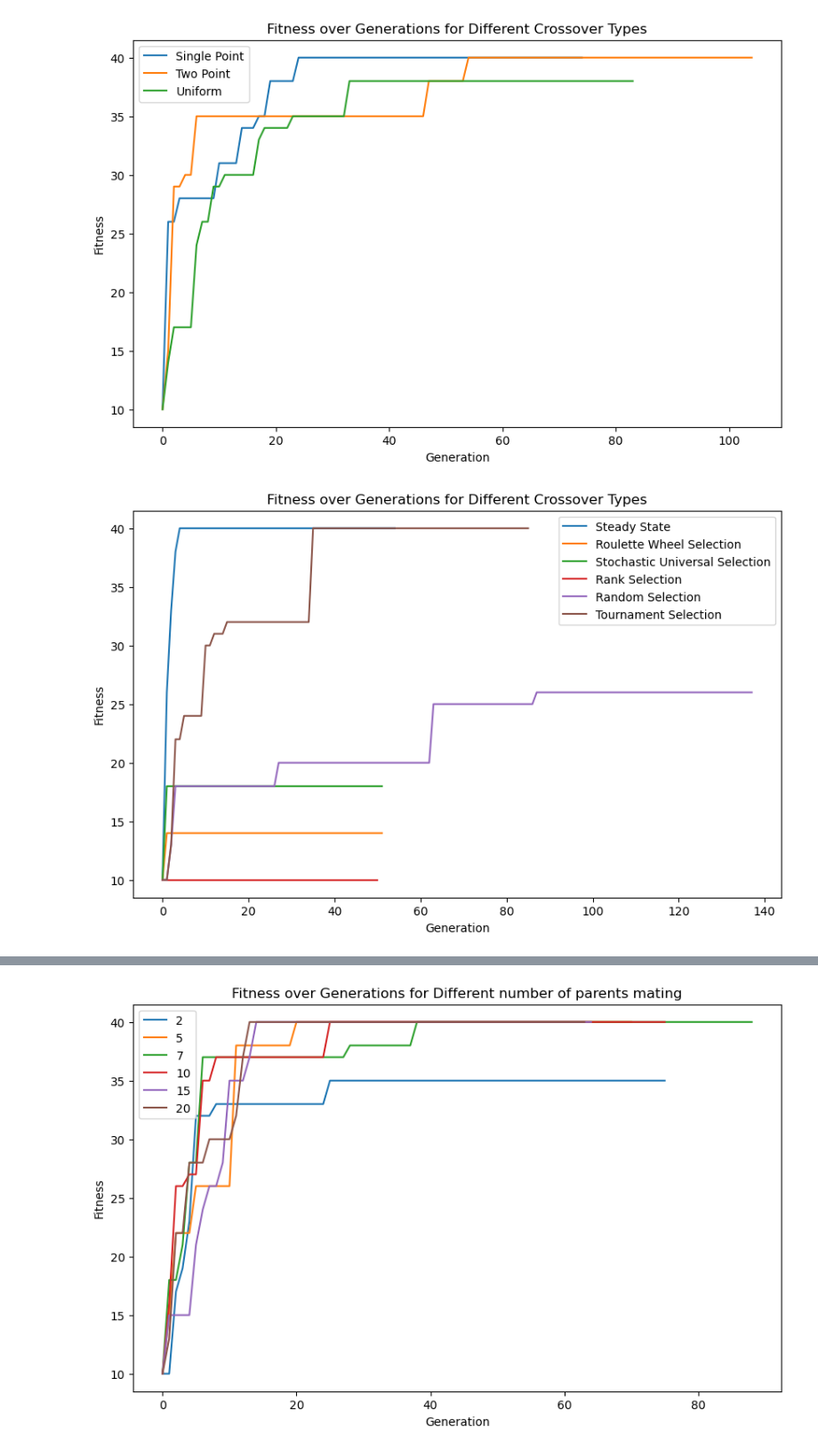
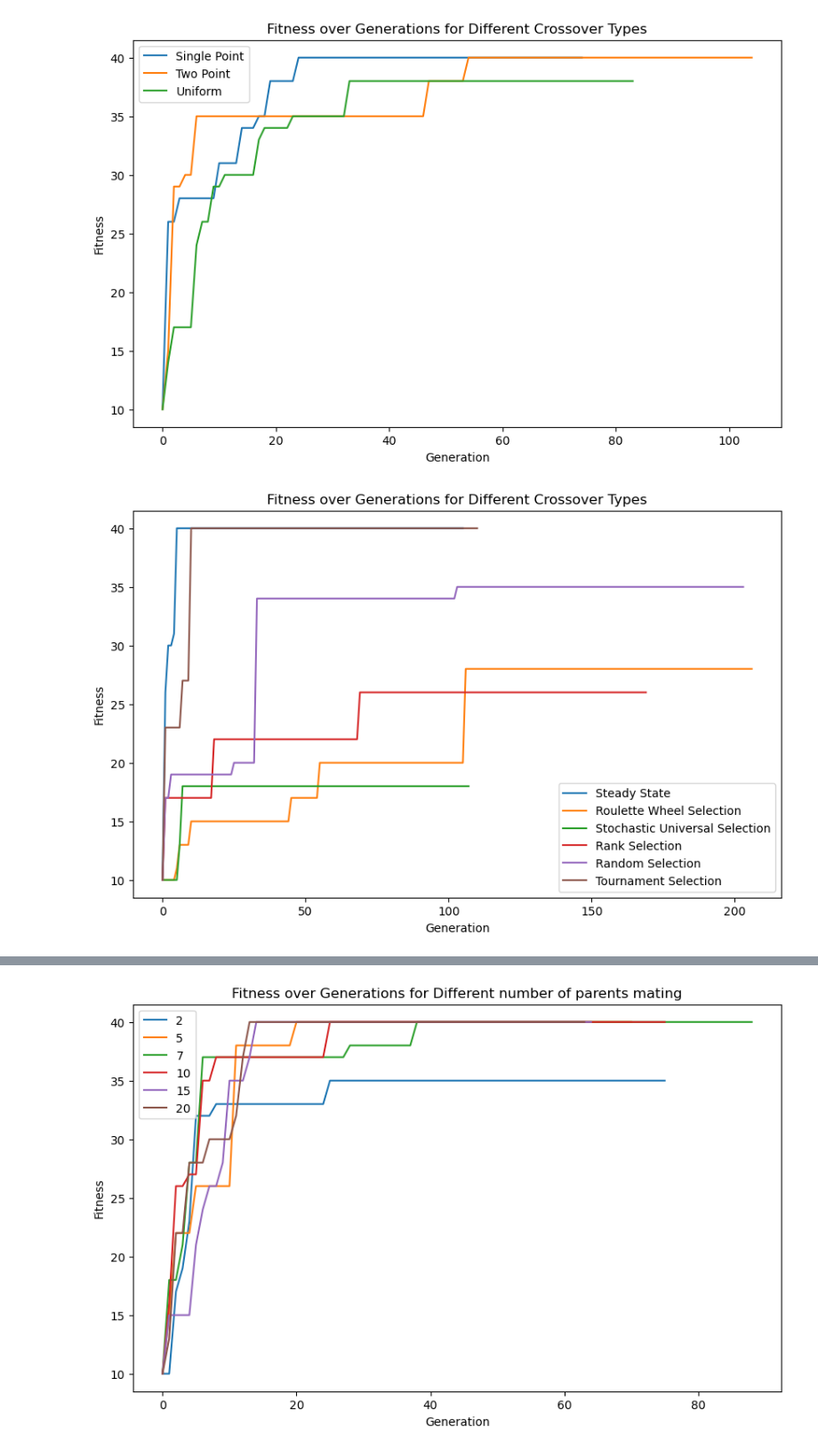
Before and after one commit to ekoface/IS_seminar, a Jupyter notebook: Seminar_1.ipynb, the cells around one changed output, grey strips where cells are left out. Shown at 89% size. Saved outputs shown, nothing was run; the diff lists cells and outputs as text; code cells hidden in the pictures.

```diff
--- a/Seminar_1.ipynb
+++ b/Seminar_1.ipynb
@@ -259,36 +259,36 @@ def run_ga_and_plot_fitness(parents_selection, parents_selection_names):
             fitness_func=create_fitness_function_basic(fitnes_penalty),
             sol_per_pop=population_size,
             num_genes=num_reviewers * num_papers,
             initial_population=initial_pop,
             crossover_type="single_point",
             mutation_type="random",
-            mutation_probability=0.05,
+            mutation_probability=0.2,
             gene_type=int,
             gene_space=[0, 1],
-            stop_criteria="saturate_50",
+            stop_criteria="saturate_100",
             parent_selection_type=crossover_func
         )
 
         ga_instance.run()
         fitness_history[name] = ga_instance.best_solutions_fitness
 
     # Plot the fitness history
     plt.figure(figsize=(10, 6))
     for name in mutation_names:
         plt.plot(fitness_history[name], label=name)
     plt.xlabel("Generation")
     plt.ylabel("Fitness")
     plt.title("Fitness over Generations for Different Crossover Types")
     plt.legend()
     plt.show()
 
 
 mutation_funcs = ["sss", "rws", "sus","rank","random","tournament"]
 mutation_names = ["Steady State", "Roulette Wheel Selection", "Stochastic Universal Selection", "Rank Selection", "Random Selection", "Tournament Selection"]
 
 run_ga_and_plot_fitness(mutation_funcs, mutation_names)
 # %% [output]
-[figure, old version]
+[figure, new version]
 # %%
 def run_ga_and_plot_fitness(crossover_functions, crossover_names):
     fitness_history = {name: [] for name in crossover_names}
```
Also changed, not shown: parts of 6 cells of this notebook.
